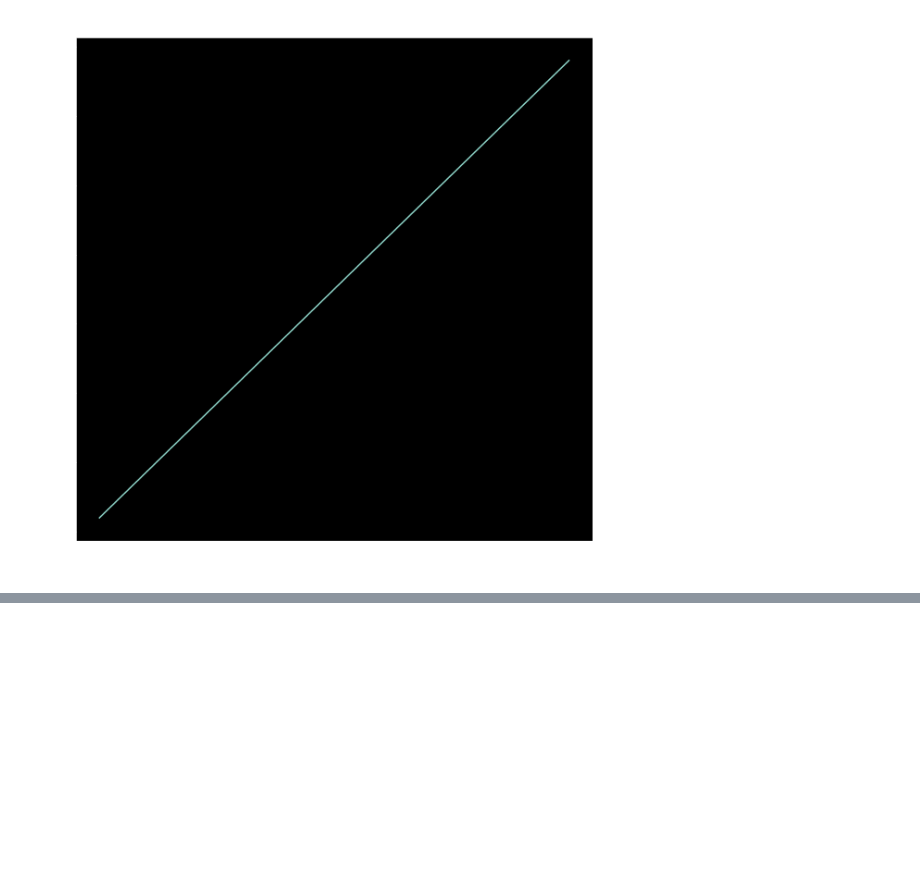
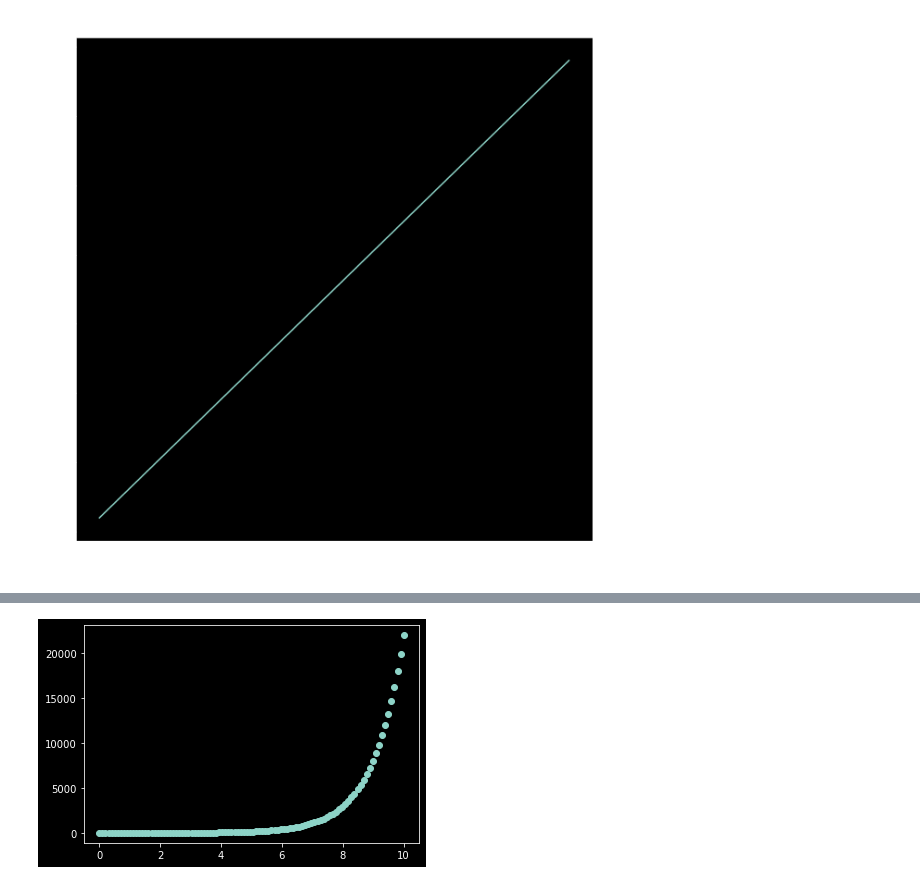
Before and after one commit to crypt096/zero-to-mastery-ml, a Jupyter notebook: introduction-to-matplotlib.ipynb, the cells around one changed output, grey strips where cells are left out. Saved outputs shown, nothing was run; the diff lists cells and outputs as text; code cells hidden in the pictures; blank space fills up the shorter version.

```diff
--- a/introduction-to-matplotlib.ipynb
+++ b/introduction-to-matplotlib.ipynb
@@ -79,0 +104,6 @@ fig.savefig("images/sample-plot.png")
+# %%
+# Use same data to make a scatter
+fig, ax = plt.subplots()
+ax.scatter(x,np.exp(x));
+# %% [output]
+[figure, added]
```
Also changed, not shown: parts of 11 cells of this notebook.
